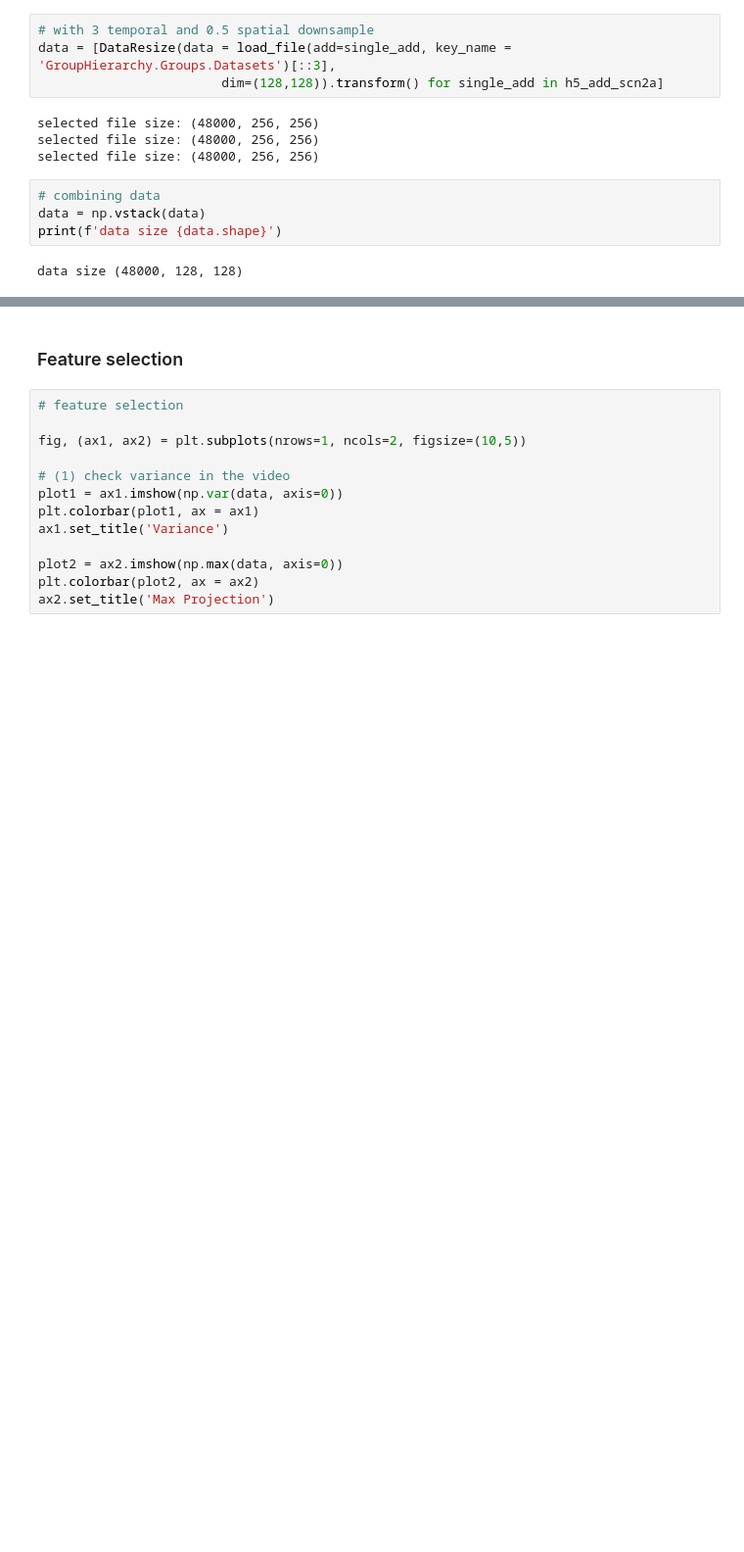
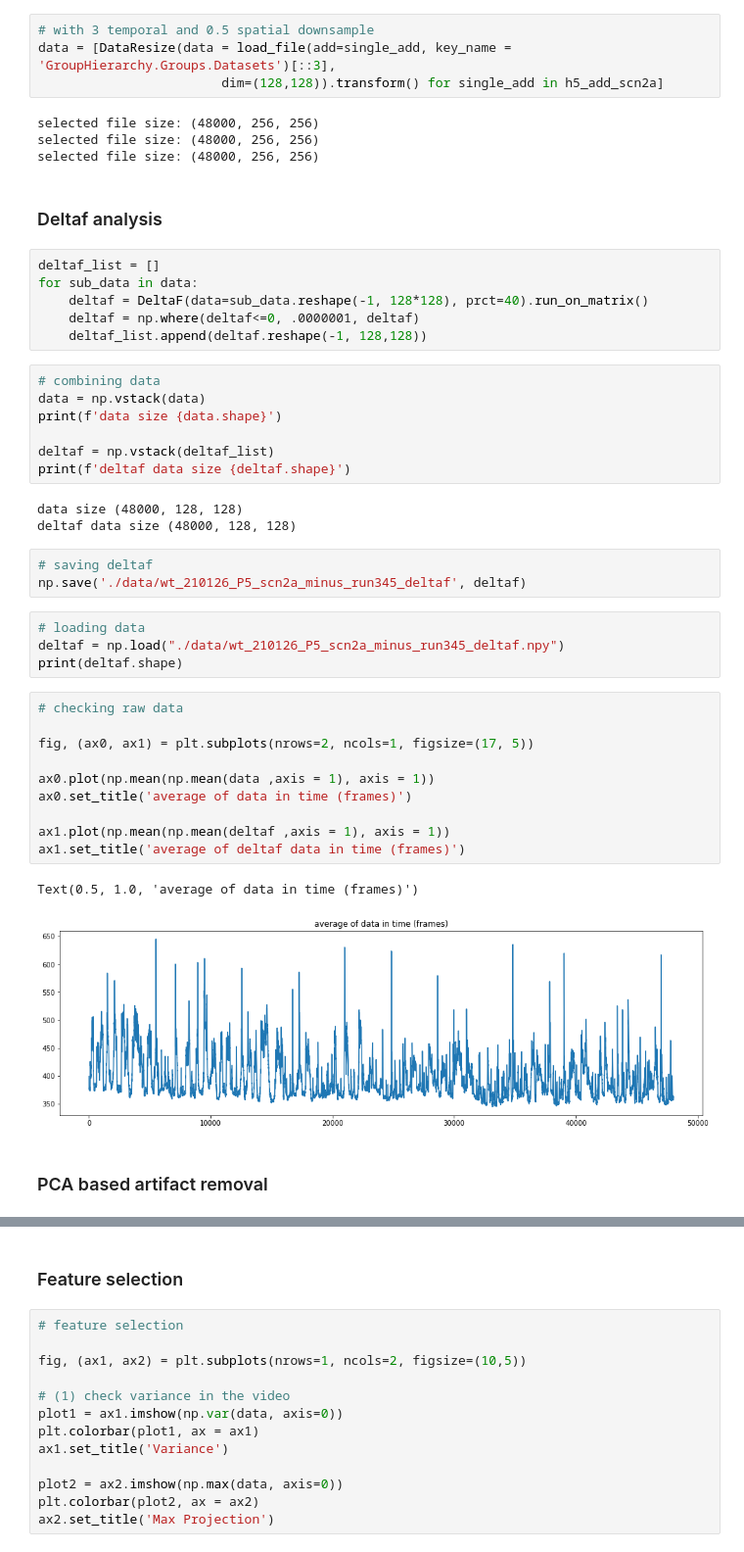
Before and after one commit to NimaMojtahedi/Calcium-imaging-data-analysis, a Jupyter notebook: notebook_scn2a.ipynb, the cells around one changed output, grey strips where cells are left out. Shown at 98% size. Saved outputs shown, nothing was run; the diff lists cells and outputs as text; blank space fills up the shorter version.

Commit message:
tested all notebook cells in both scn2a and wt and add new notebook (combined) to do combined analysis

```diff
--- a/notebook_scn2a.ipynb
+++ b/notebook_scn2a.ipynb
@@ -55,9 +57,43 @@ data = [DataResize(data = load_file(add=single_add, key_name = 'GroupHierarchy.G
 selected file size: (48000, 256, 256)
 selected file size: (48000, 256, 256)
 selected file size: (48000, 256, 256)
+# %% [markdown]
+### Deltaf analysis
+# %%
+deltaf_list = []
+for sub_data in data:
+    deltaf = DeltaF(data=sub_data.reshape(-1, 128*128), prct=40).run_on_matrix()
+    deltaf = np.where(deltaf<=0, .0000001, deltaf)
+    deltaf_list.append(deltaf.reshape(-1, 128,128))
 # %%
 # combining data
 data = np.vstack(data)
 print(f'data size {data.shape}')
+
+deltaf = np.vstack(deltaf_list)
+print(f'deltaf data size {deltaf.shape}')
 # %% [output]
 data size (48000, 128, 128)
+deltaf data size (48000, 128, 128)
+# %%
+# saving deltaf
+np.save('./data/wt_210126_P5_scn2a_minus_run345_deltaf', deltaf)
+# %%
+# loading data
+deltaf = np.load("./data/wt_210126_P5_scn2a_minus_run345_deltaf.npy")
+print(deltaf.shape)
+# %%
+# checking raw data
+
+fig, (ax0, ax1) = plt.subplots(nrows=2, ncols=1, figsize=(17, 5))
+
+ax0.plot(np.mean(np.mean(data ,axis = 1), axis = 1))
+ax0.set_title('average of data in time (frames)')
+
+ax1.plot(np.mean(np.mean(deltaf ,axis = 1), axis = 1))
+ax1.set_title('average of deltaf data in time (frames)')
+# %% [output]
+Text(0.5, 1.0, 'average of data in time (frames)')
+[figure, added]
+# %% [markdown]
+### PCA based artifact removal
```
Also changed, not shown: parts of 32 cells of this notebook, 2 other files.
